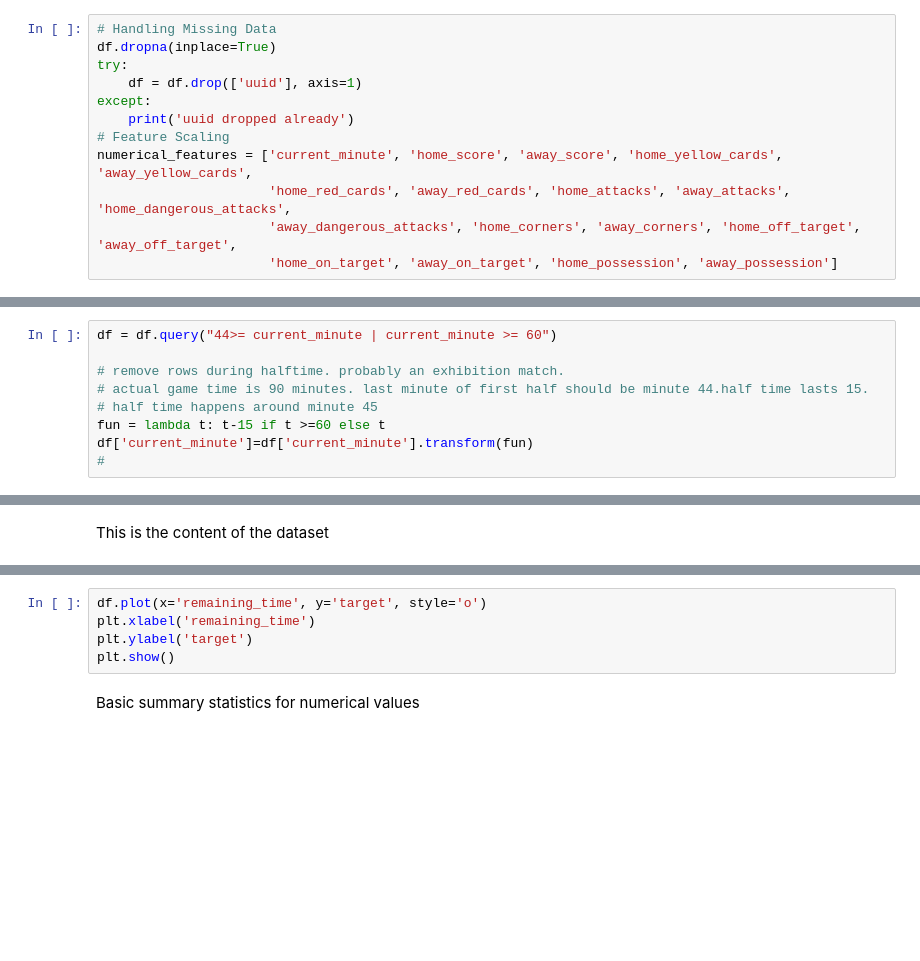
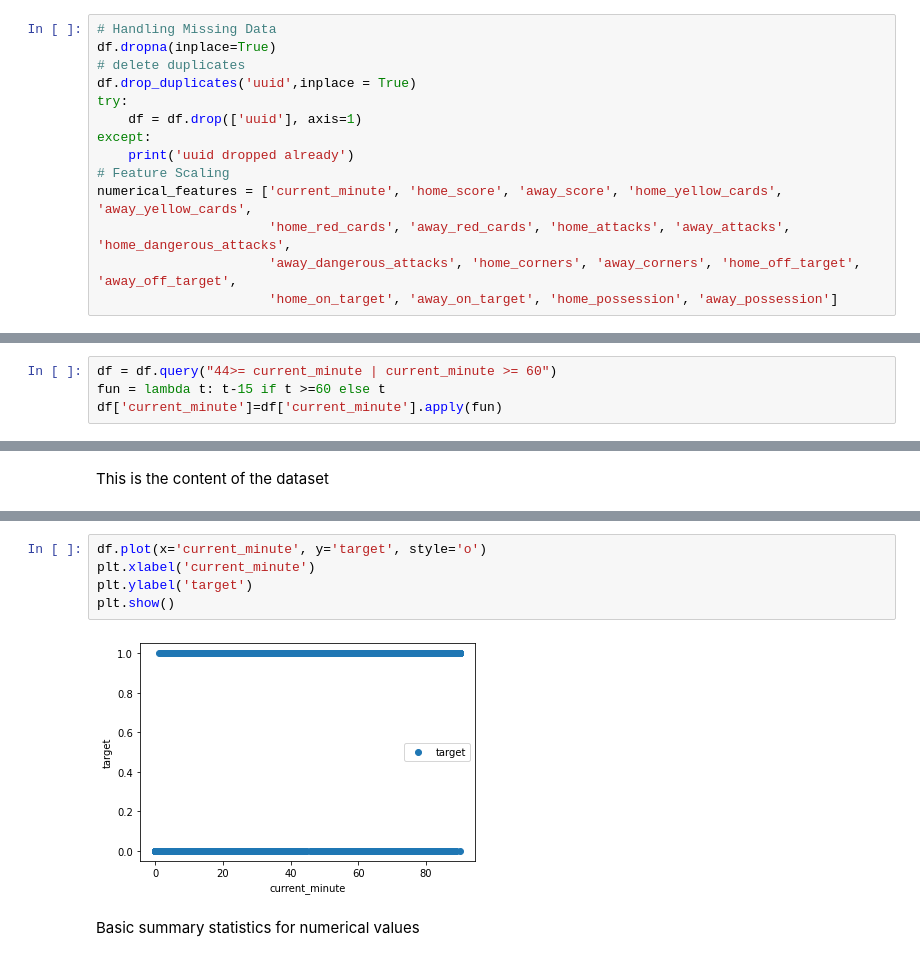
Before and after one commit to tamadNaBrowNie/stintsy_mco, a Jupyter notebook: MCO1.ipynb, the cells around one changed output, grey strips where cells are left out. Drawn from its saved outputs; the diff is of its cells as text; blank space fills up the shorter version.

```diff
--- a/MCO1.ipynb
+++ b/MCO1.ipynb
@@ -66,6 +66,8 @@ Our objective for this project is to use the data given in the dataset to predic
 # %%
 # Handling Missing Data
 df.dropna(inplace=True)
+# delete duplicates
+df.drop_duplicates('uuid',inplace = True)
 try:
     df = df.drop(['uuid'], axis=1)
 except:
@@ -81,9 +79,0 @@ df = df.query("0<=current_minute<=105")
-# %%
-df = df.query("44>= current_minute | current_minute >= 60")
-
-# remove rows during halftime. probably an exhibition match.
-# actual game time is 90 minutes. last minute of first half should be minute 44.half time lasts 15.
-# half time happens around minute 45
-fun = lambda t: t-15 if t >=60 else t
-df['current_minute']=df['current_minute'].transform(fun)
-#
@@ -113,0 +88,4 @@ df_new
+# %%
+df = df.query("44>= current_minute | current_minute >= 60")
+fun = lambda t: t-15 if t >=60 else t
+df['current_minute']=df['current_minute'].apply(fun)
@@ -134,8 +132,10 @@ df.head()
 # %%
-df.plot(x='remaining_time', y='target', style='o')
-plt.xlabel('remaining_time')
+df.plot(x='current_minute', y='target', style='o')
+plt.xlabel('current_minute')
 plt.ylabel('target')
 plt.show()
+# %% [output]
+[figure, added]
 # %% [markdown]
 Basic summary statistics for numerical values
 # %%
```
Also changed, not shown: parts of 27 cells of this notebook.
